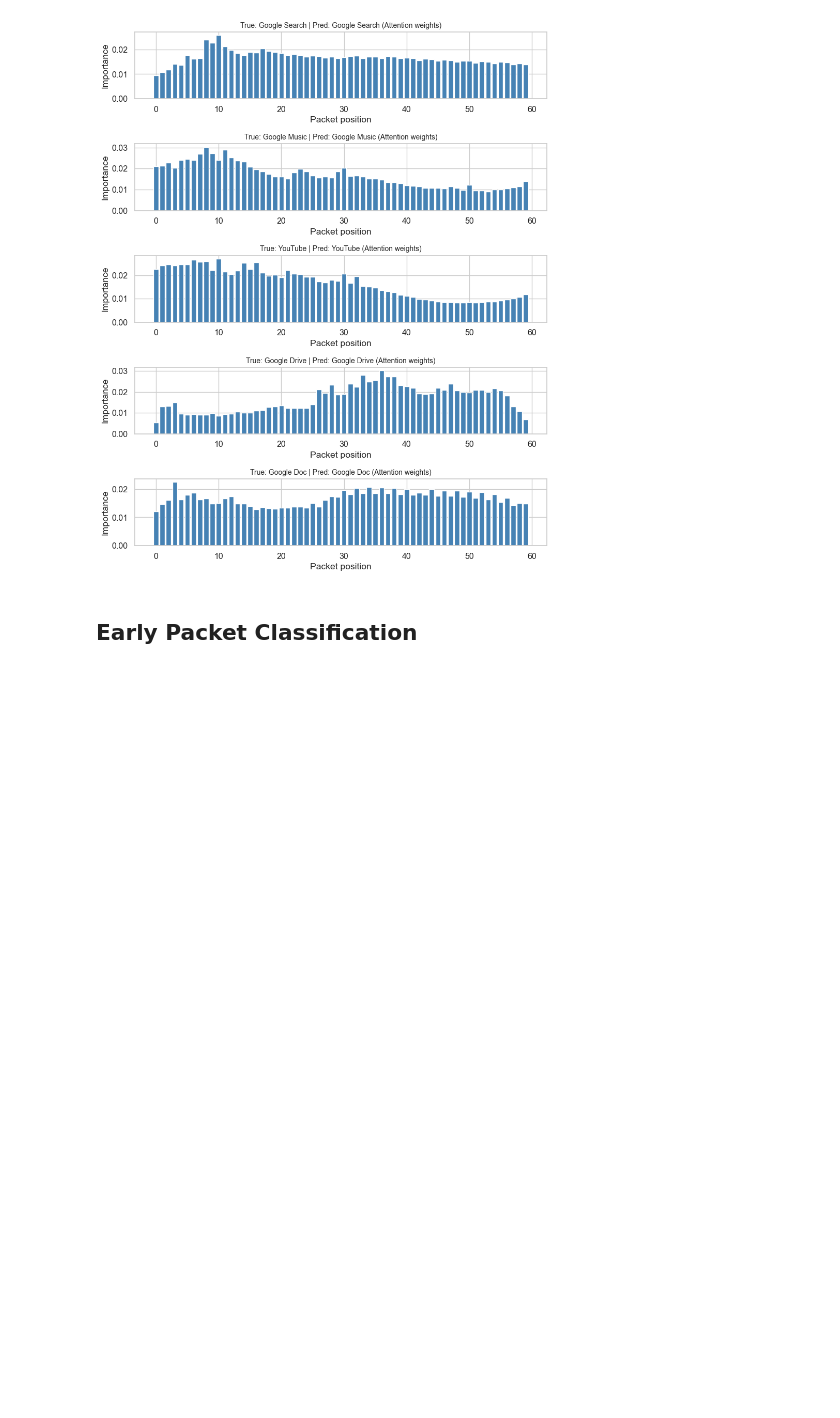
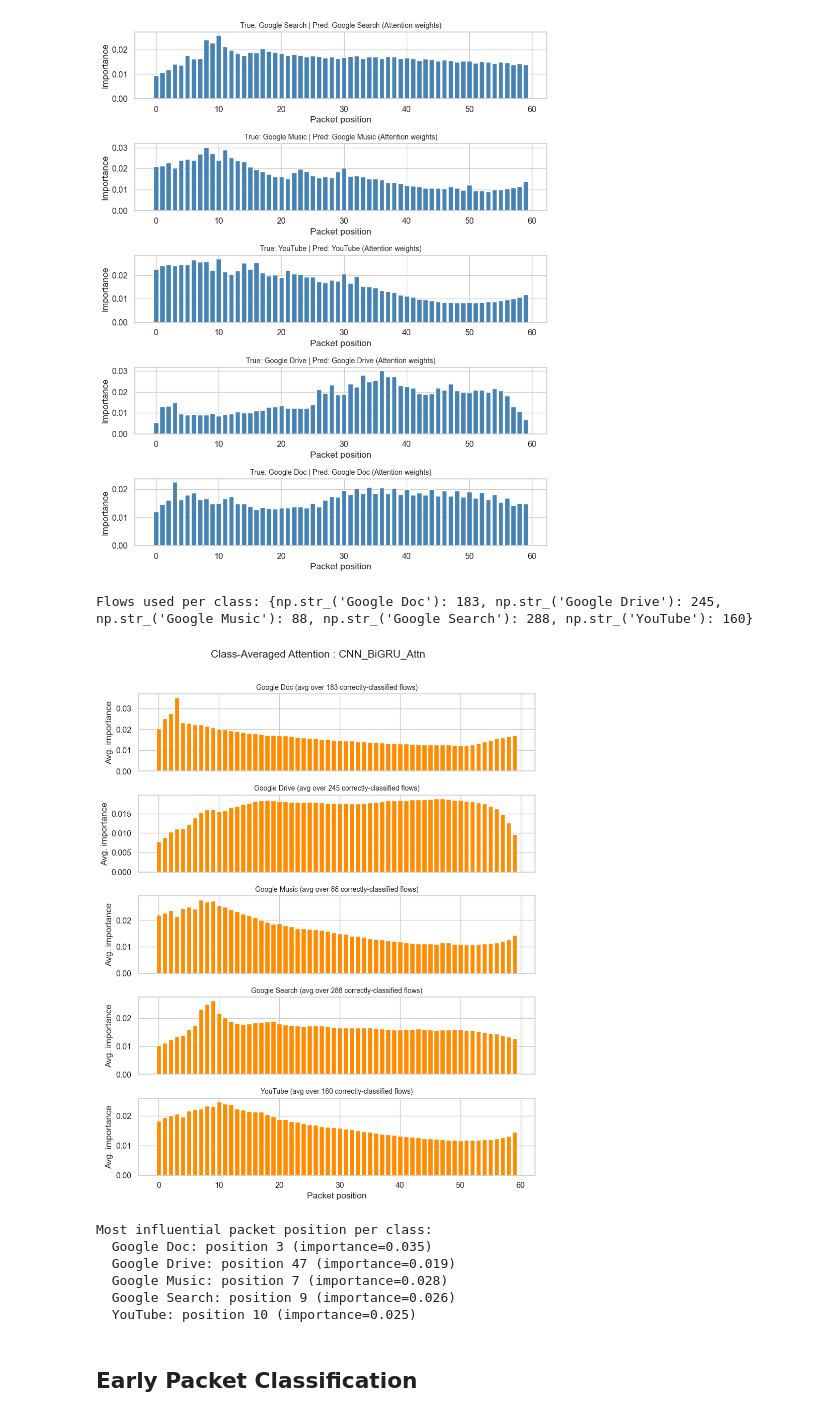
Before and after one commit to parthkhajgiwale/MSc-Capstone, a Jupyter notebook: UCDavis_Proposed.ipynb, the cells around one changed output. Cells and saved outputs as stored; diff of their text form; code cells hidden in the pictures; blank space fills up the shorter version.

```diff
--- a/UCDavis_Proposed.ipynb
+++ b/UCDavis_Proposed.ipynb
@@ -801,6 +863,66 @@ plt.savefig("interpretability_per_class.png", dpi=300)
 plt.show()
 # %% [output]
 [figure]
+# %%
+class_importance = {cls: [] for cls in le.classes_}
+
+for idx in idx_test:
+    x_seq_i = torch.tensor(X_seq_scaled[idx:idx+1], dtype=torch.float32)
+    x_stat_i = torch.tensor(X_stat_scaled[idx:idx+1], dtype=torch.float32)
+    x_burst_i = torch.tensor(X_burst_scaled[idx:idx+1], dtype=torch.float32)
+    true_label = le.classes_[y[idx]]
+
+    with torch.no_grad():
+        pred_logits = best_full_model(x_seq_i, x_stat_i, x_burst_i)
+        pred_class = pred_logits.argmax(1).item()
+
+    if pred_class != y[idx]:
+        continue  # only aggregate correctly-classified flows
+
+    if BEST_ARCH in ("TCN", "ResNet1D"):
+        importance = compute_gradcam(best_full_model, x_seq_i, x_stat_i, x_burst_i, pred_class)
+    else:
+        importance = get_attention_weights(best_full_model, x_seq_i, x_stat_i, x_burst_i)
+
+    class_importance[true_label].append(importance)
+
+avg_importance, n_used = {}, {}
+for cls, arrs in class_importance.items():
+    if len(arrs) == 0:
+        print(f"WARNING: no correctly-classified test flows for class '{cls}'")
+        continue
+    stacked = np.stack(arrs)
+    avg_importance[cls] = stacked.mean(axis=0)
+    n_used[cls] = stacked.shape[0]
+
+print("Flows used per class:", n_used)
+
+fig, axes = plt.subplots(len(avg_importance), 1, figsize=(9, 2.2 * len(avg_importance)), sharex=True)
+if len(avg_importance) == 1:
+    axes = [axes]
+for ax, (cls, imp) in zip(axes, avg_importance.items()):
+    ax.bar(range(len(imp)), imp, color="darkorange")
+    ax.set_title(f"{cls} (avg over {n_used[cls]} correctly-classified flows)", fontsize=10)
+    ax.set_ylabel("Avg. importance")
+axes[-1].set_xlabel("Packet position")
+plt.suptitle(f"Class-Averaged {'Grad-CAM' if BEST_ARCH != 'CNN_BiGRU_Attn' else 'Attention'} : {BEST_ARCH}", y=1.01)
+plt.tight_layout()
+plt.savefig("interpretability_class_averaged.png", dpi=300)
+plt.show()
+
+print("\nMost influential packet position per class:")
+for cls, imp in avg_importance.items():
+    peak_pos = int(np.argmax(imp))
+    print(f"  {cls}: position {peak_pos} (importance={imp[peak_pos]:.3f})")
+# %% [output]
+Flows used per class: {np.str_('Google Doc'): 183, np.str_('Google Drive'): 245, np.str_('Google Music'): 88, np.str_('Google Search'): 288, np.str_('YouTube'): 160}
+[figure, added]
+Most influential packet position per class:
+  Google Doc: position 3 (importance=0.035)
+  Google Drive: position 47 (importance=0.019)
+  Google Music: position 7 (importance=0.028)
+  Google Search: position 9 (importance=0.026)
+  YouTube: position 10 (importance=0.025)
 # %% [markdown]
 ## Early Packet Classification
 # %%
```
Also changed, not shown: parts of 5 cells of this notebook.
